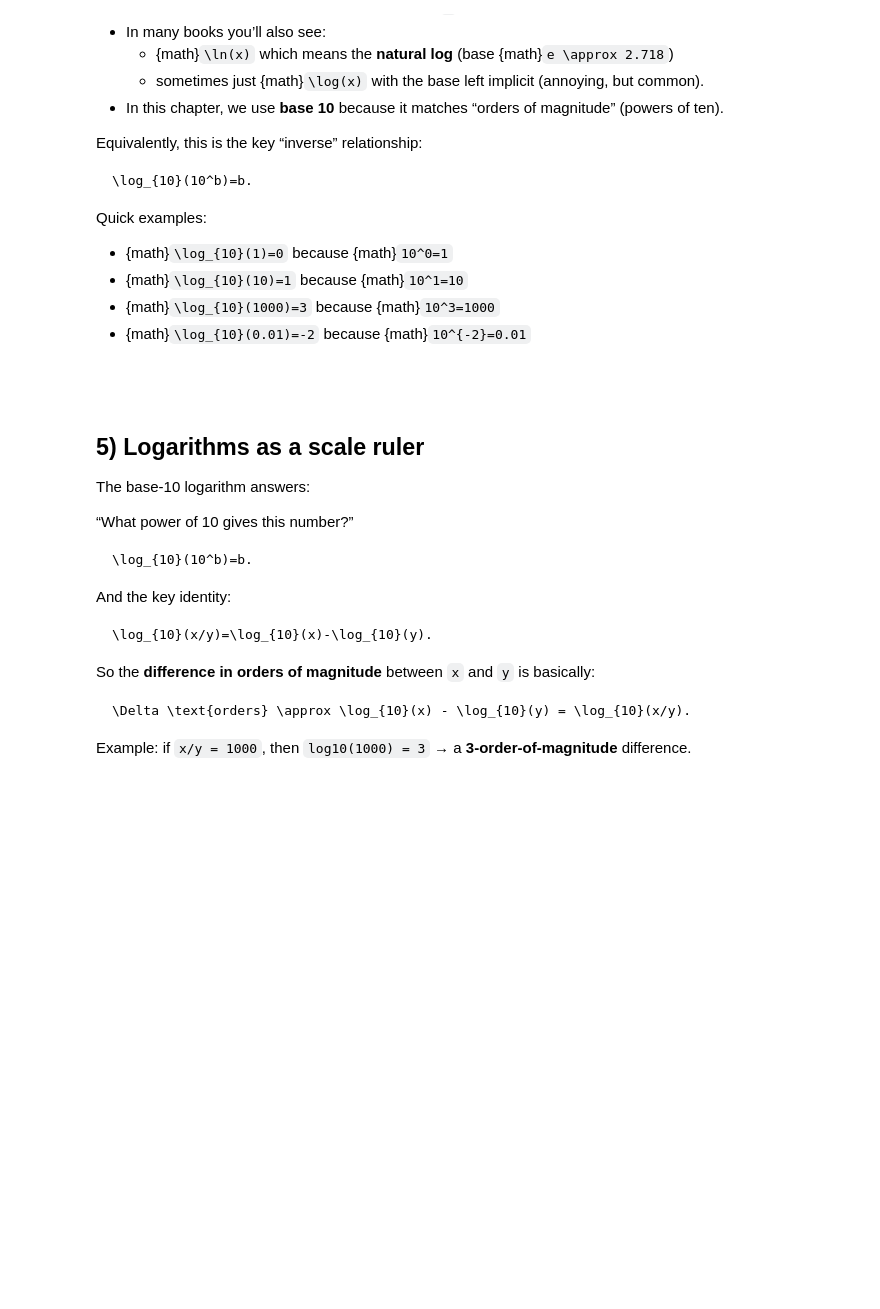
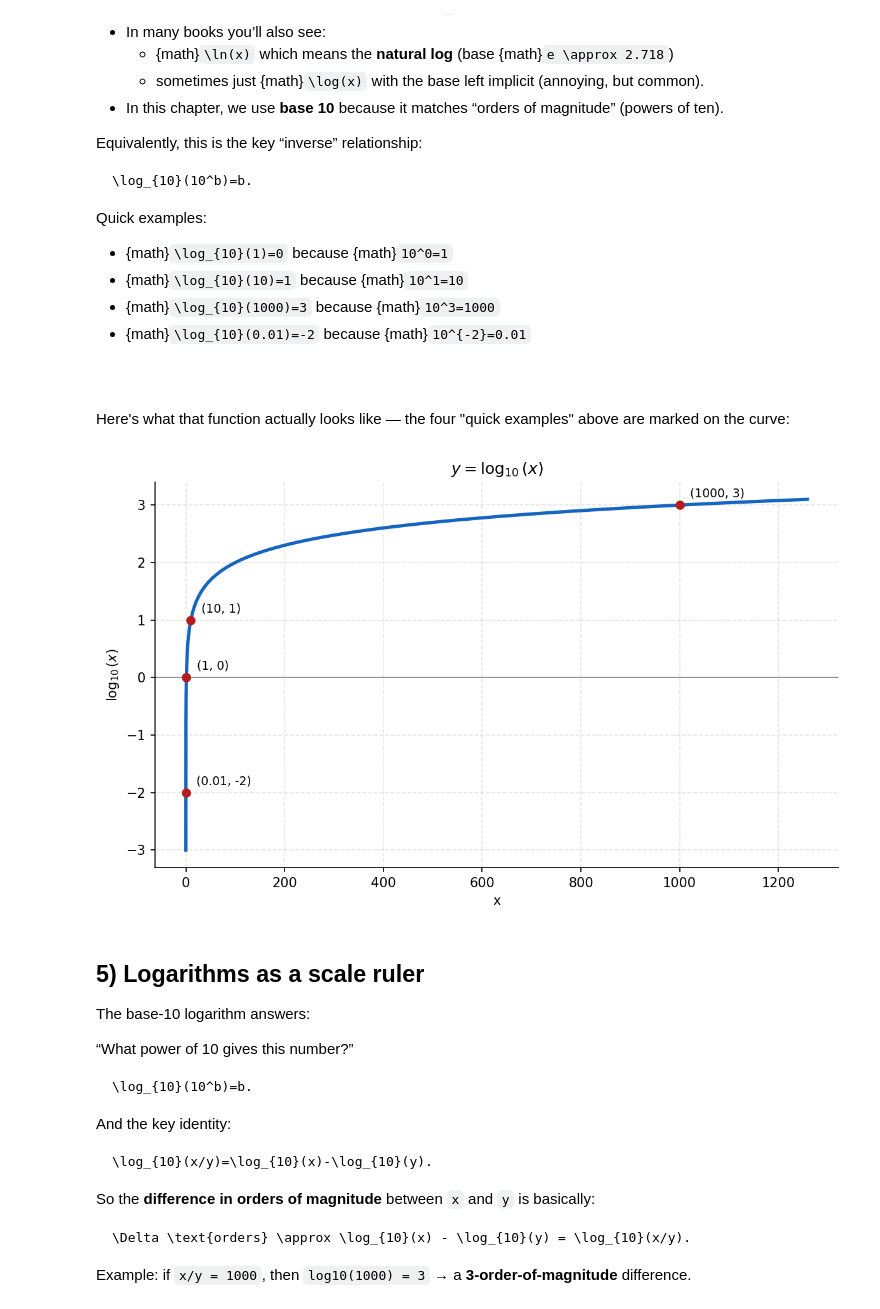
Before and after one commit to yannickoswald/ecoeconbook, a Jupyter notebook: chapters/order_of_magnitude_economics_and_scaling/orders_of_magnitude.ipynb, the cells around one changed output. Saved outputs shown, nothing was run; the diff lists cells and outputs as text; code cells hidden in the pictures; blank space fills up the shorter version.

````diff
--- a/chapters/order_of_magnitude_economics_and_scaling/orders_of_magnitude.ipynb
+++ b/chapters/order_of_magnitude_economics_and_scaling/orders_of_magnitude.ipynb
@@ -203,6 +203,34 @@ Quick examples:
 - {math}`\log_{10}(1000)=3` because {math}`10^3=1000`
 - {math}`\log_{10}(0.01)=-2` because {math}`10^{-2}=0.01`
 ```
+# %% [markdown]
+Here's what that function actually looks like — the four "quick examples" above are marked on the curve:
+# %%
+import numpy as np
+import matplotlib.pyplot as plt
+
+# sample densely across scales (log-spaced points), but plot on a normal (linear) x-axis
+x = np.logspace(-3, 3.1, 500)
+y = np.log10(x)
+
+fig, ax = plt.subplots(figsize=(8, 5), dpi=150)
+ax.plot(x, y, color="#1565C0", linewidth=2.5)
+ax.axhline(0, color="gray", linewidth=0.8)
+ax.set_xlabel("x")
+ax.set_ylabel(r"$\log_{10}(x)$")
+ax.set_title(r"$y = \log_{10}(x)$")
+ax.grid(True, linestyle="--", alpha=0.35)
+ax.spines["top"].set_visible(False)
+ax.spines["right"].set_visible(False)
+
+for xv, yv in [(0.01, -2), (1, 0), (10, 1), (1000, 3)]:
+    ax.scatter([xv], [yv], color="#B71C1C", zorder=5)
+    ax.annotate(f"({xv:g}, {yv})", (xv, yv), textcoords="offset points", xytext=(8, 6), fontsize=9)
+
+plt.tight_layout()
+plt.show()
+# %% [output]
+[figure, added]
 # %% [markdown]
 ## 5) Logarithms as a scale ruler
 
````
Also changed, not shown: parts of 4 cells of this notebook.
